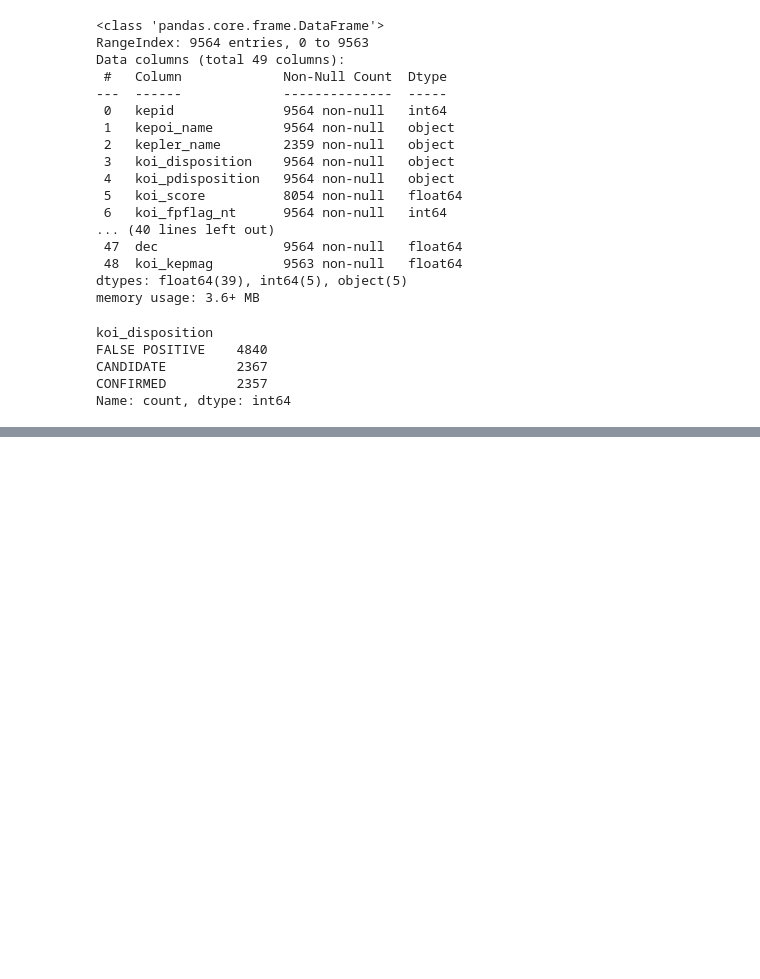
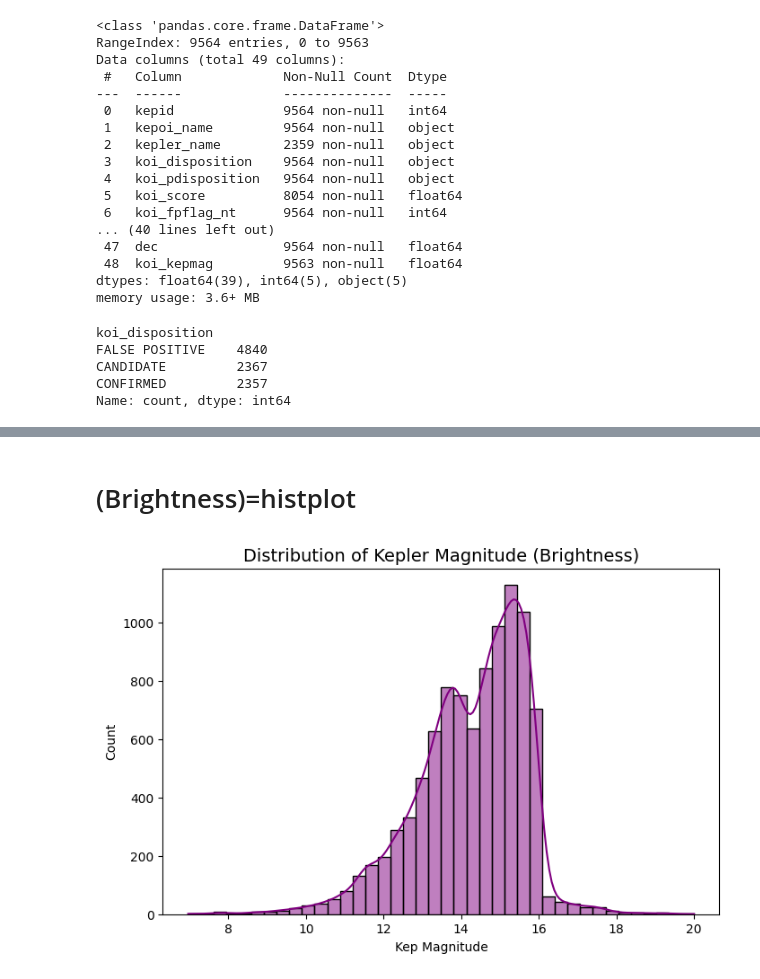
Before and after one commit to Khwa678/NASA-Exoplanetory, a Jupyter notebook: nasa-exoplanetory.ipynb, the cells around one changed output, grey strips where cells are left out. Drawn from its saved outputs; the diff is of its cells as text; code cells hidden in the pictures; blank space fills up the shorter version.

```diff
--- a/nasa-exoplanetory.ipynb
+++ b/nasa-exoplanetory.ipynb
@@ -213,0 +254,12 @@ Name: count, dtype: int64
+# %% [markdown]
+# (Brightness)=histplot
+# %%
+plt.figure(figsize=(8,5))
+sns.histplot(df['koi_kepmag'], kde=True, bins=40, color='purple')
+
+plt.title("Distribution of Kepler Magnitude (Brightness)", fontsize=14)
+plt.xlabel("Kep Magnitude")
+plt.ylabel("Count")
+plt.show()
+# %% [output]
+[figure, added]
```
Also changed, not shown: parts of 33 cells of this notebook.
